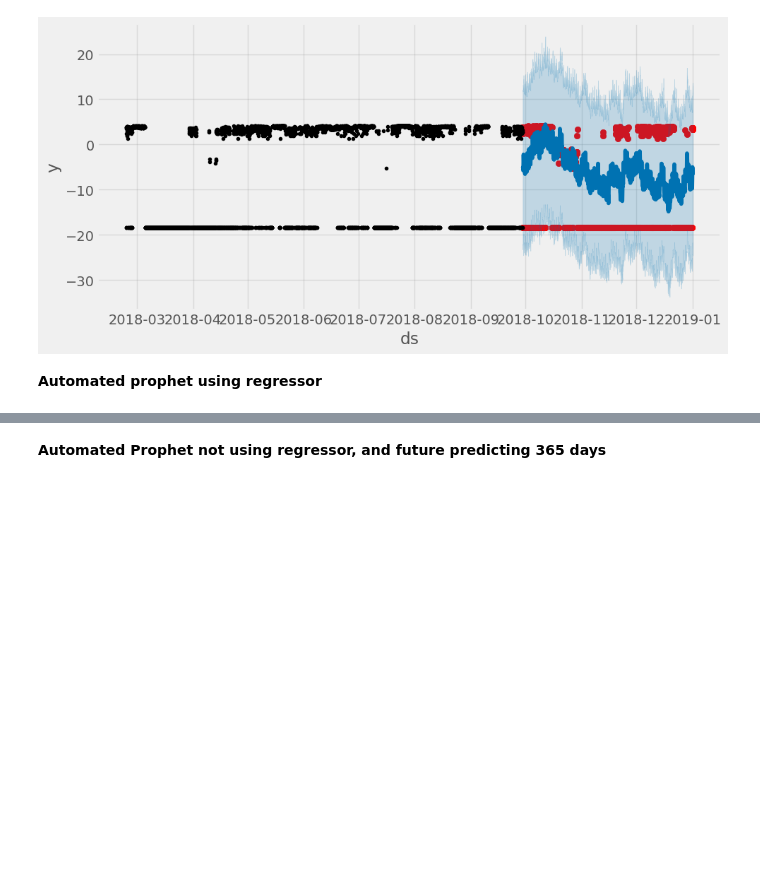
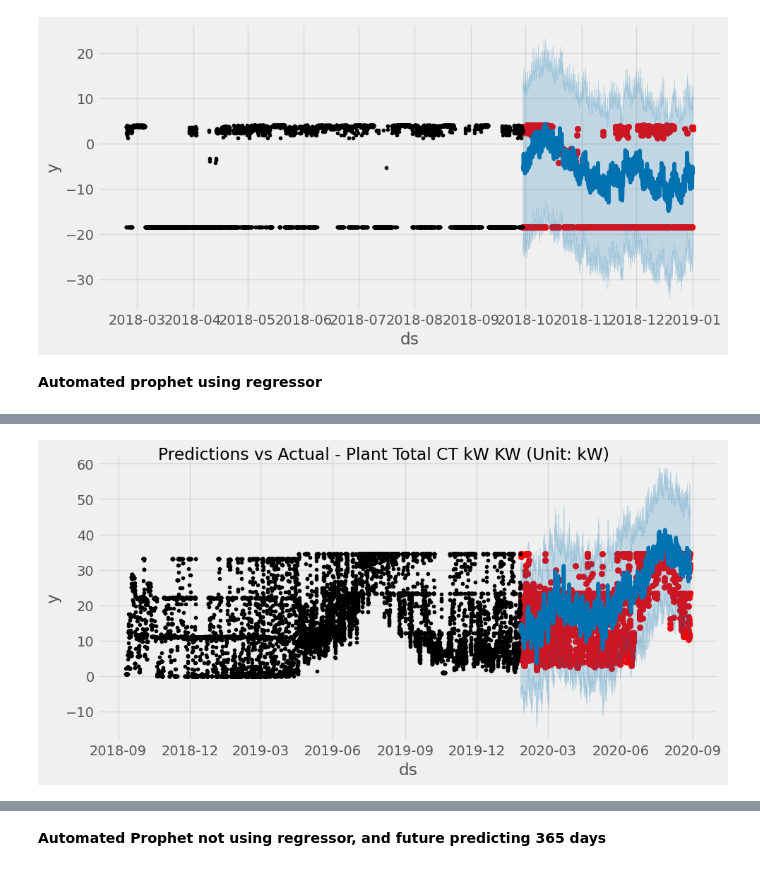
Before and after one commit to EdgarSantamaria/EnergyUsagePredictor, a Jupyter notebook: Prophet.ipynb, the cells around one changed output, grey strips where cells are left out. Cells and saved outputs as stored; diff of their text form; code cells hidden in the pictures; blank space fills up the shorter version.

```diff
--- a/Prophet.ipynb
+++ b/Prophet.ipynb
@@ -433,0 +457,72 @@ INFO:cmdstanpy:Chain [1] done processing
+# %%
+def automate_prophet(csv_path, csv_col, oat_path, oat_col, train_ratio=.7, changepoint_prior_scale=0.011):
+    # Read the data and process
+    data = pd.read_csv(csv_path, usecols=[0, csv_col], index_col=[0], parse_dates=[0])
+    value_column = data.columns[0]
+    data = data.dropna()
+
+    oat = pd.read_csv(oat_path, usecols=[0, oat_col], index_col=[0], parse_dates=[0])
+    oat_column = oat.columns[0]
+    oat = oat[oat[oat_column] != 'M']
+
+    merge = data.merge(oat, left_index=True, right_index=True, how='inner')
+    merge = merge.rename(columns={merge.columns[0]: 'y'})
+
+
+    # Split data
+    total_rows = len(merge)
+    split_index = int(total_rows * train_ratio)
+    split_date = merge.index[split_index]
+
+    train = merge.loc[merge.index <= split_date].copy()
+    test = merge.loc[merge.index > split_date].copy()
+    train.index.name = 'ds'
+    test.index.name = 'ds'
+    # Rename columns in the DataFrames
+    train_data = train.reset_index()
+    test_data = test.reset_index()
+
+    # Prophet modeling
+    m = Prophet(changepoint_prior_scale=changepoint_prior_scale, yearly_seasonality=True, interval_width=0.95)
+    m.add_country_holidays(country_name='US')
+    m.add_regressor(oat_column)
+    m.fit(train_data)
+
+    # Predict
+    test_forecast = m.predict(test_data)
+
+    # Plot results
+    fig, ax = plt.subplots(figsize=(10, 5))
+    ax.scatter(test.index, test['y'], color='r')
+    fig = m.plot(test_forecast, ax=ax)
+    plot_title = f'Predictions vs Actual - {value_column}'
+    plt.suptitle(plot_title)
+    plt.show()
+
+    # Calculate time differences
+    train_time_range = train.index.max() - train.index.min()
+    test_time_range = test.index.max() - test.index.min()
+
+    # Print training and testing time ranges with days, and hours
+    print(f"Training Data Time Range: {train.index.min()} to {train.index.max()}, {train_time_range.days} days, {train_time_range.seconds // 3600} hours")
+    print(f"Testing Data Time Range: {test.index.min()} to {test.index.max()}, {test_time_range.days} days, {test_time_range.seconds // 3600} hours")
+
+    # Calculate errors
+    merged_data = pd.merge(test_data, test_forecast[['ds', 'yhat']], on='ds', how='inner')
+    actual_values = merged_data['y']
+    forecasted_values = merged_data['yhat']
+    mae = mean_absolute_error(actual_values, forecasted_values)
+    mse = mean_squared_error(actual_values, forecasted_values)
+
+    # Print errors
+    print(f"Mean Absolute Error (MAE): {mae}")
+    print(f"Mean Squared Error (MSE): {mse}")
+
+# testing
+csv_path = '/content/drive/MyDrive/[247]_coolingTower.csv'
+csv_col = 1  #9 1-22
+oat_path = '/content/drive/MyDrive/oat2018_2021.csv'
+oat_col = 1
+
+automate_prophet(csv_path, csv_col, oat_path, oat_col)
+# %% [output]
@@ -433,0 +538 @@ INFO:cmdstanpy:Chain [1] done processing
+[figure, added]
```
Also changed, not shown: parts of 8 cells of this notebook.
